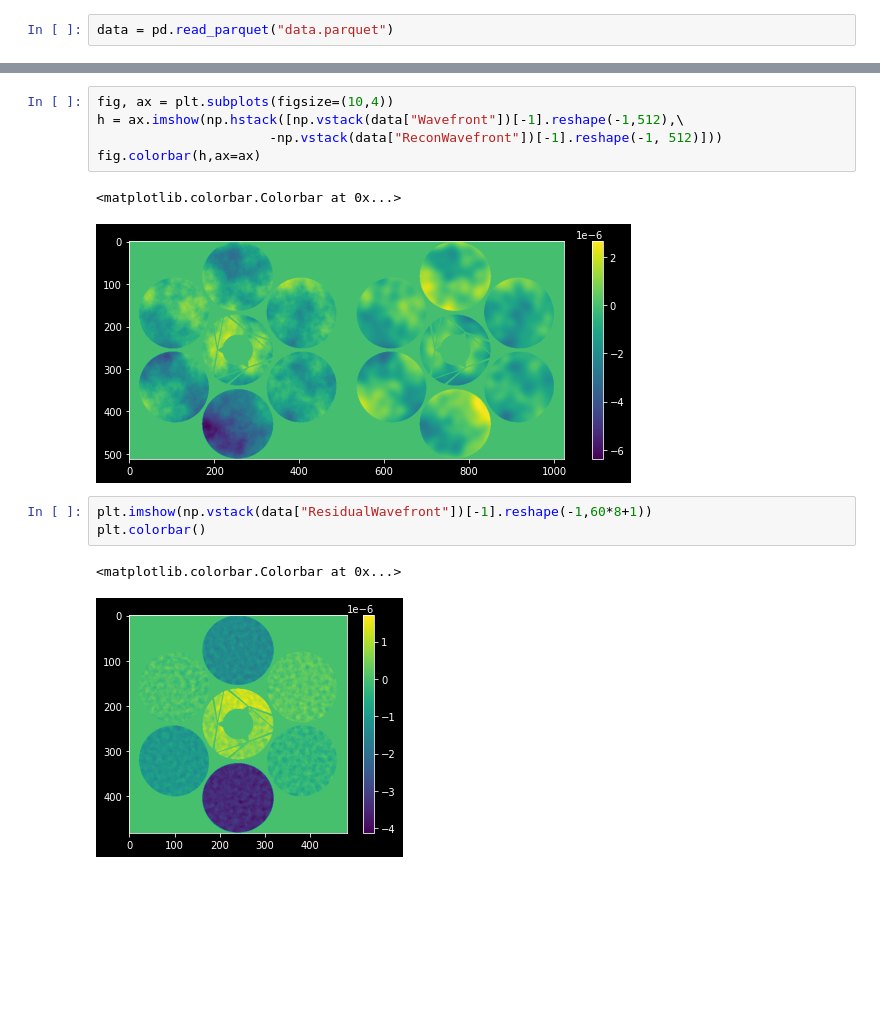
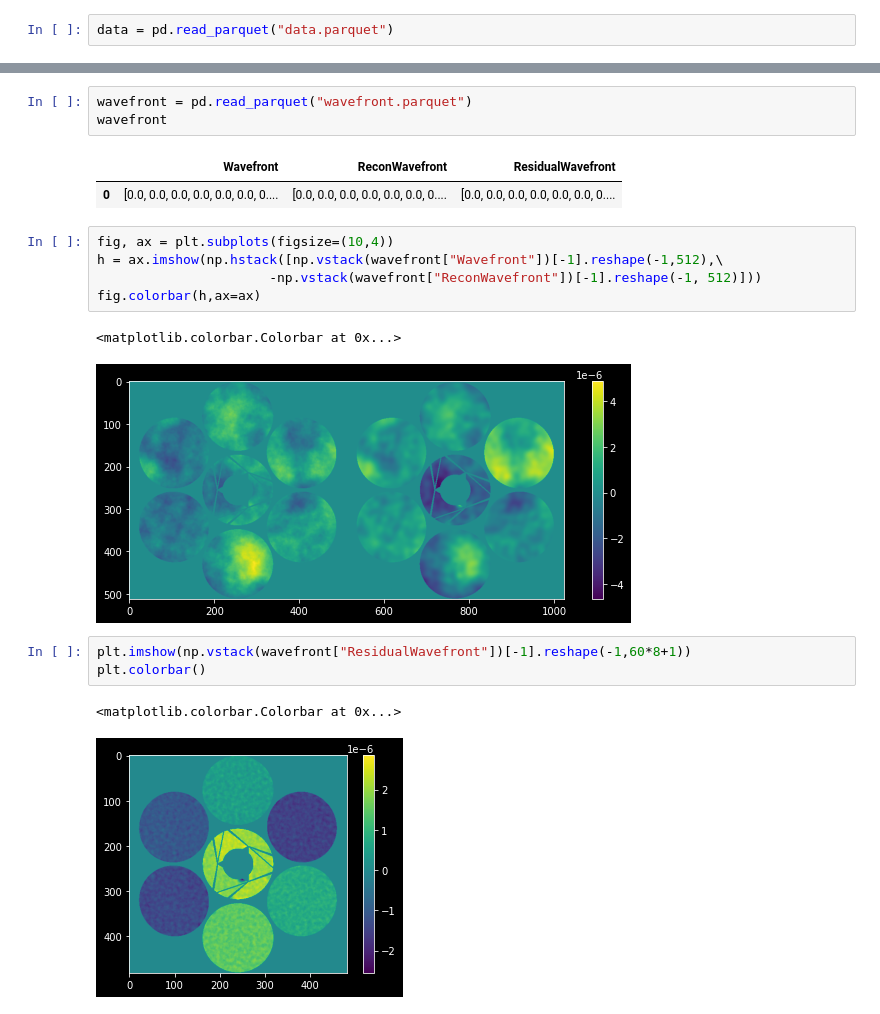
Before and after one commit to rconan/dos101, a Jupyter notebook: data.ipynb, the cells around one changed output, grey strips where cells are left out. Saved outputs shown, nothing was run; the diff lists cells and outputs as text; blank space fills up the shorter version.

```diff
--- a/data.ipynb
+++ b/data.ipynb
@@ -17,17 +17,23 @@ data.tail()
+# %%
+wavefront = pd.read_parquet("wavefront.parquet")
+wavefront
+# %% [output]
+|  | Wavefront | ReconWavefront | ResidualWavefront |
+| 0 | [0.0, 0.0, 0.0, 0.0, 0.0, 0.0, 0.... | [0.0, 0.0, 0.0, 0.0, 0.0, 0.0, 0.... | [0.0, 0.0, 0.0, 0.0, 0.0, 0.0, 0.... |
 # %%
 fig, ax = plt.subplots(figsize=(10,4))
-h = ax.imshow(np.hstack([np.vstack(data["Wavefront"])[-1].reshape(-1,512),\
-                      -np.vstack(data["ReconWavefront"])[-1].reshape(-1, 512)]))
+h = ax.imshow(np.hstack([np.vstack(wavefront["Wavefront"])[-1].reshape(-1,512),\
+                      -np.vstack(wavefront["ReconWavefront"])[-1].reshape(-1, 512)]))
 fig.colorbar(h,ax=ax)
 # %% [output]
 <matplotlib.colorbar.Colorbar at 0x...>
-[figure, old version]
+[figure, new version]
 # %%
-plt.imshow(np.vstack(data["ResidualWavefront"])[-1].reshape(-1,60*8+1))
+plt.imshow(np.vstack(wavefront["ResidualWavefront"])[-1].reshape(-1,60*8+1))
 plt.colorbar()
 # %% [output]
 <matplotlib.colorbar.Colorbar at 0x...>
-[figure, old version]
+[figure, new version]
 # %%
 fig,ax = plt.subplots(figsize=(10,4))
 ax.plot(np.vstack(data["WfeRms"]))
```
Also changed, not shown: parts of 10 cells of this notebook, 2 other files.
